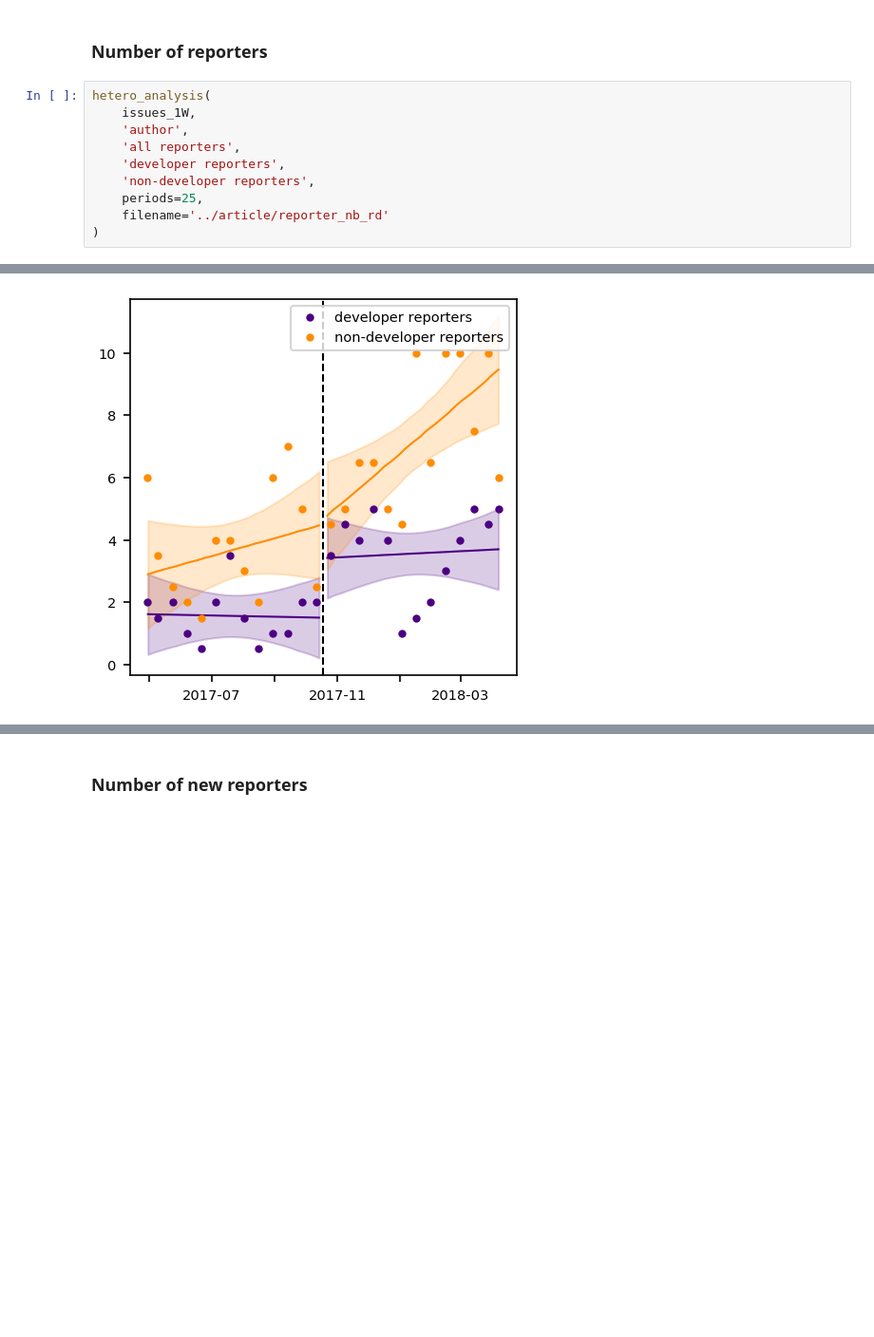
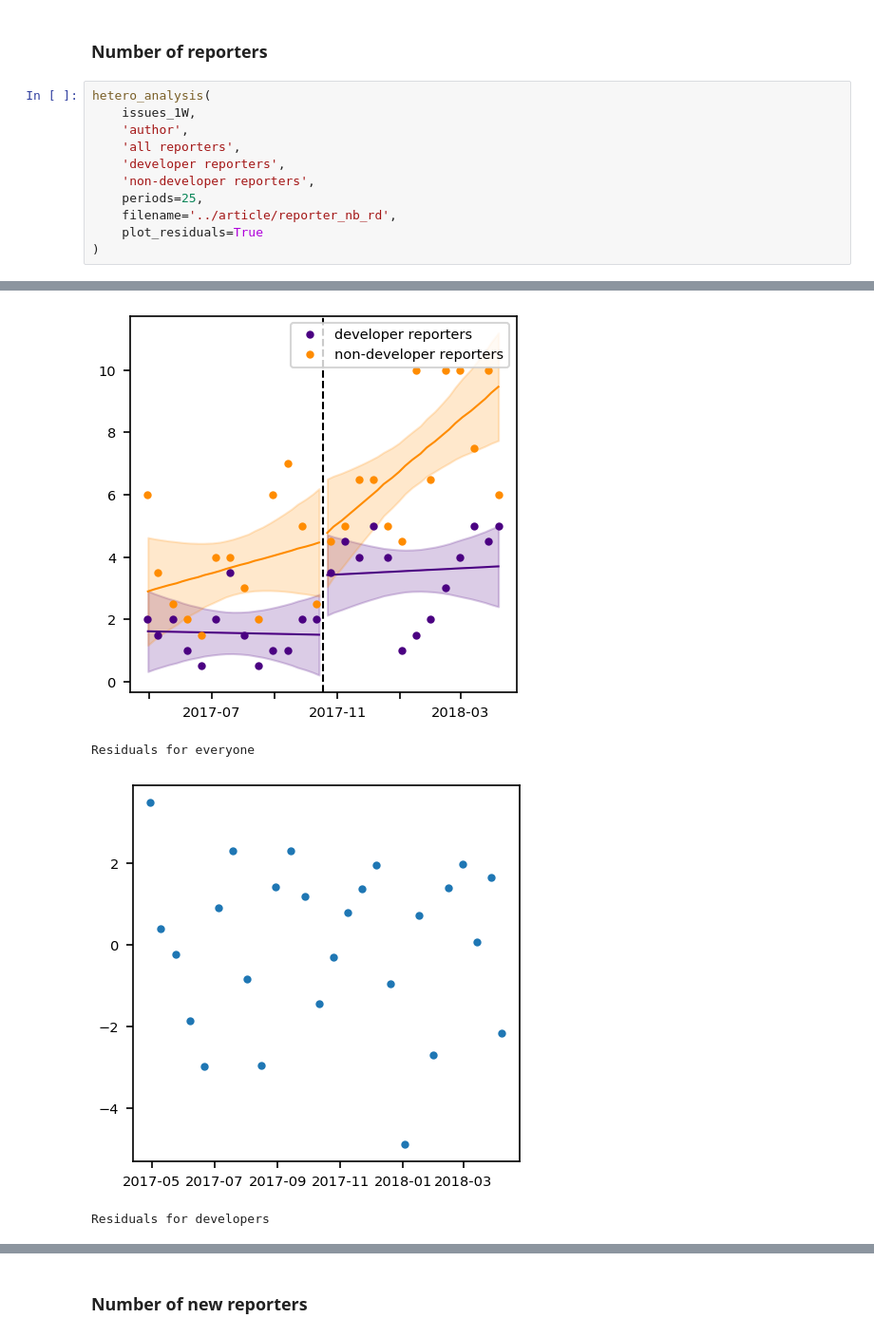
Before and after one commit to Zimmi48/impact-of-switching-bug-trackers, a Jupyter notebook: analysis/GitHub_migration.ipynb, the cells around one changed output, grey strips where cells are left out. Shown at 95% size. Saved outputs shown, nothing was run; the diff lists cells and outputs as text; blank space fills up the shorter version.

```diff
--- a/analysis/GitHub_migration.ipynb
+++ b/analysis/GitHub_migration.ipynb
@@ -1544,29 +1560,33 @@ constant                 0.96 ***       (0.181)         1.16e-07
 # %%
 hetero_analysis(
     issues_1W,
     'author',
     'all reporters',
     'developer reporters',
     'non-developer reporters',
     periods=25,
-    filename='../article/reporter_nb_rd'
+    filename='../article/reporter_nb_rd',
+    plot_residuals=True
 )
 # %% [output]
 Outcome variable:       author
 No of observations:     50.0
                         coef            std err         P>|t|
 -----------------------------------------------------------------
 after switch             2.17           (1.68)          0.196
 after switch*reldate     0.146          (0.108)         0.176
 reldate                  0.0608         (0.0903)        0.501
 constant                 6.03 ***       (1.47)          4e-05
 
 
 Outcome variable:       dev_author
 No of observations:     50.0
 ... (12 lines left out)
 after switch             0.245          (1.27)          0.847
 after switch*reldate     0.13           (0.0862)        0.132
 reldate                  0.0654         (0.0675)        0.333
 constant                 4.53 ***       (1.11)          4.37e-05
 [figure]
+Residuals for everyone
+[figure, added]
+Residuals for developers
```
Also changed, not shown: parts of 34 cells of this notebook.
